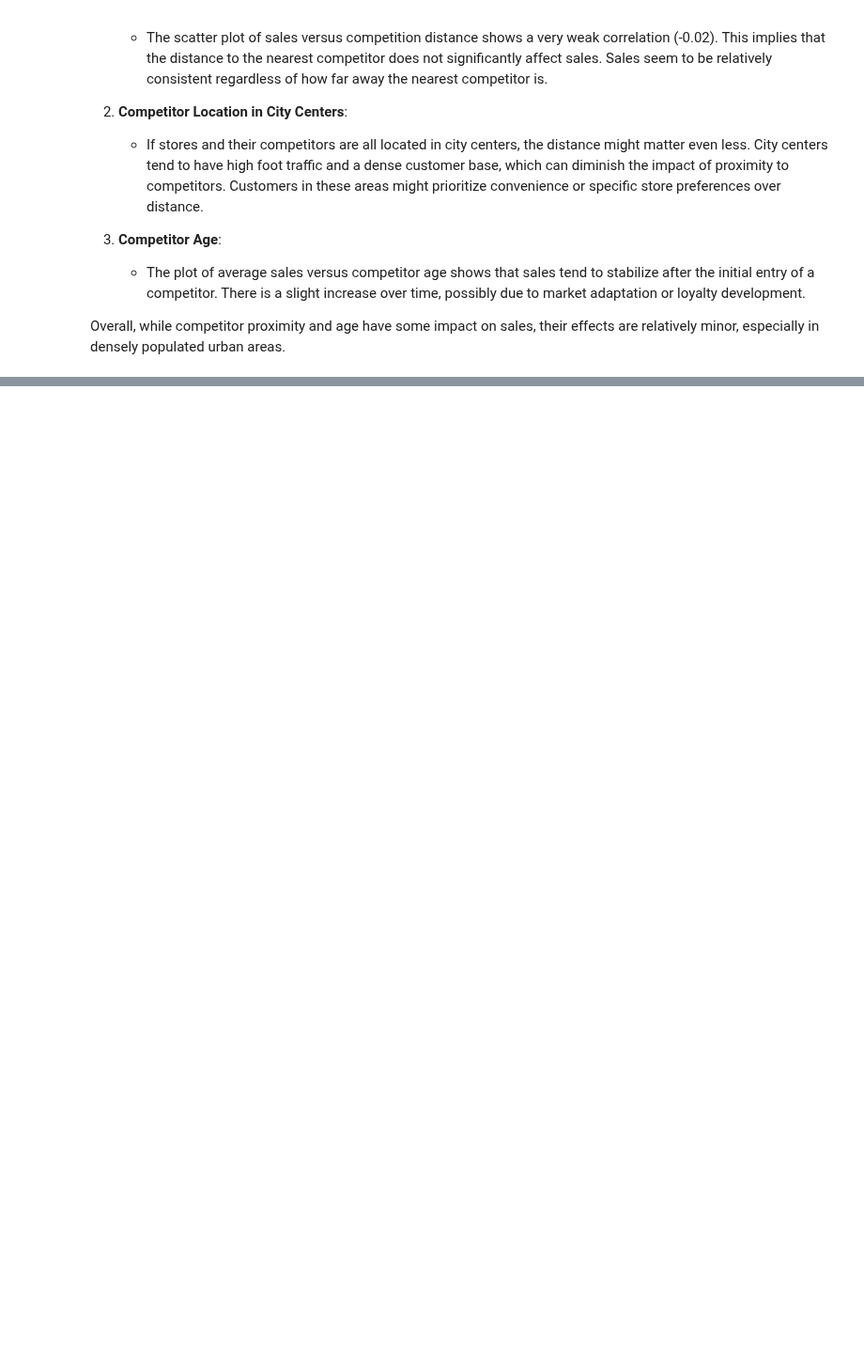
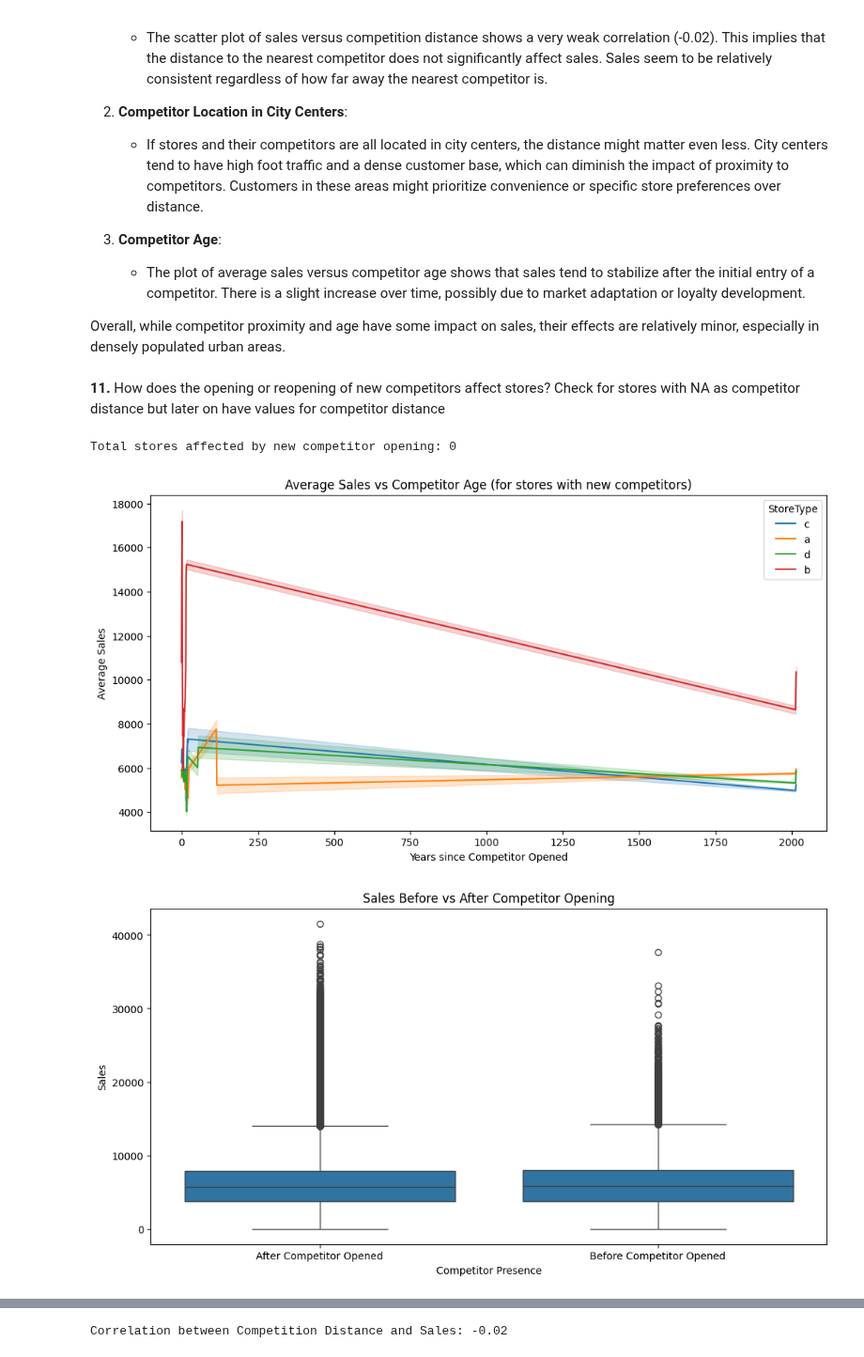
Before and after one commit to nebiyu-ethio/Pharmaceuticals-Sales-Forecast, a Jupyter notebook: notebooks/task_1.ipynb, the cells around one changed output, grey strips where cells are left out. Shown at 94% size. Cells and saved outputs as stored; diff of their text form; code cells hidden in the pictures; blank space fills up the shorter version.

Commit message:
impact of new competitors on store sales

```diff
--- a/notebooks/task_1.ipynb
+++ b/notebooks/task_1.ipynb
@@ -355,3 +355,11 @@ analyze_new_competitors(data_train)
    - The plot of average sales versus competitor age shows that sales tend to stabilize after the initial entry of a competitor. There is a slight increase over time, possibly due to market adaptation or loyalty development.
 
 Overall, while competitor proximity and age have some impact on sales, their effects are relatively minor, especially in densely populated urban areas.
+# %% [markdown]
+**11.** How does the opening or reopening of new competitors affect stores? Check for stores with NA as competitor distance but later on have values for competitor distance
+# %%
+analyze_competitor_effect(data_train)
+# %% [output]
+Total stores affected by new competitor opening: 0
+[figure, added]
+[figure, added]
@@ -357,0 +367 @@ Overall, while competitor proximity and age have some impact on sales, their eff
+Correlation between Competition Distance and Sales: -0.02
```
Also changed, not shown: parts of 2 cells of this notebook, 1 other file.
